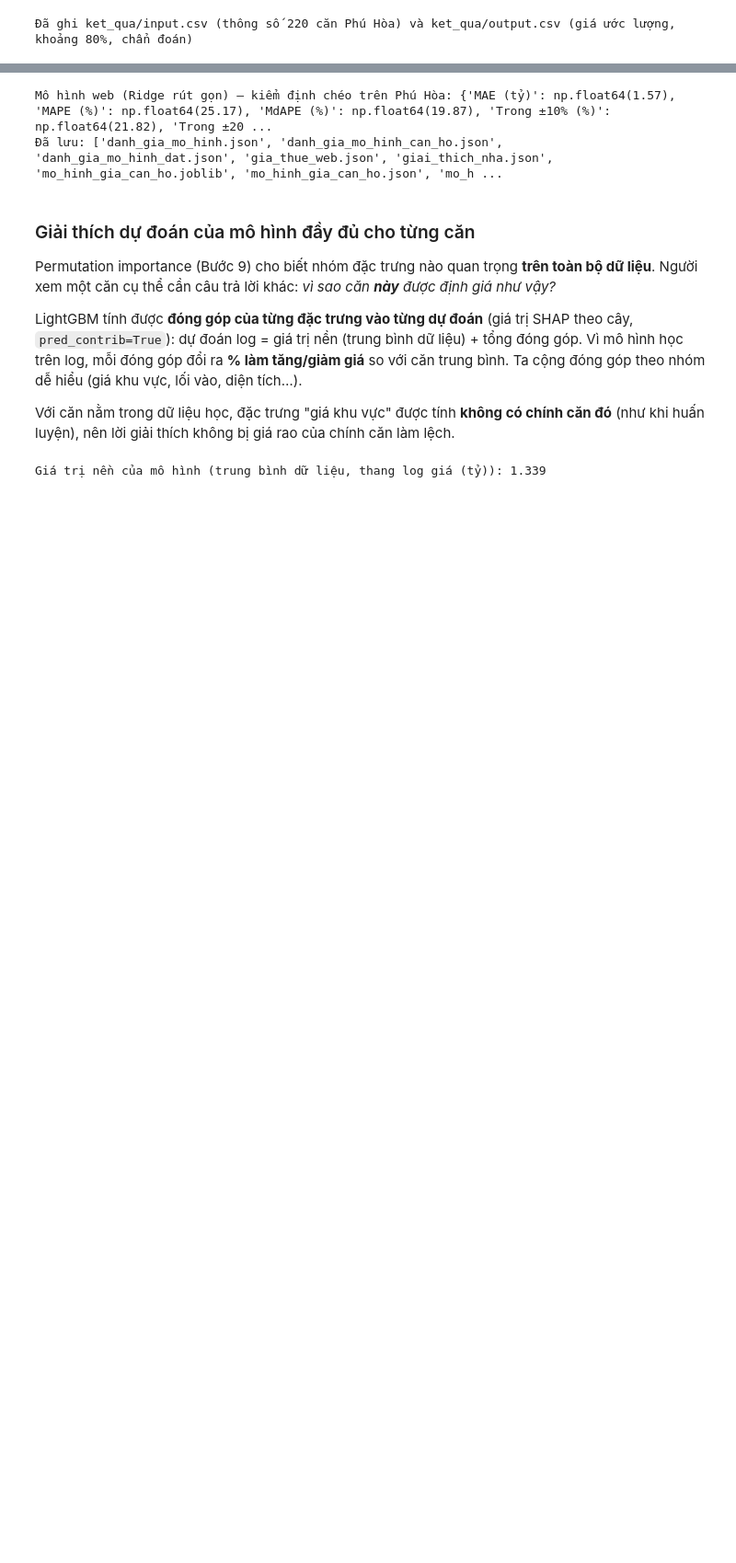
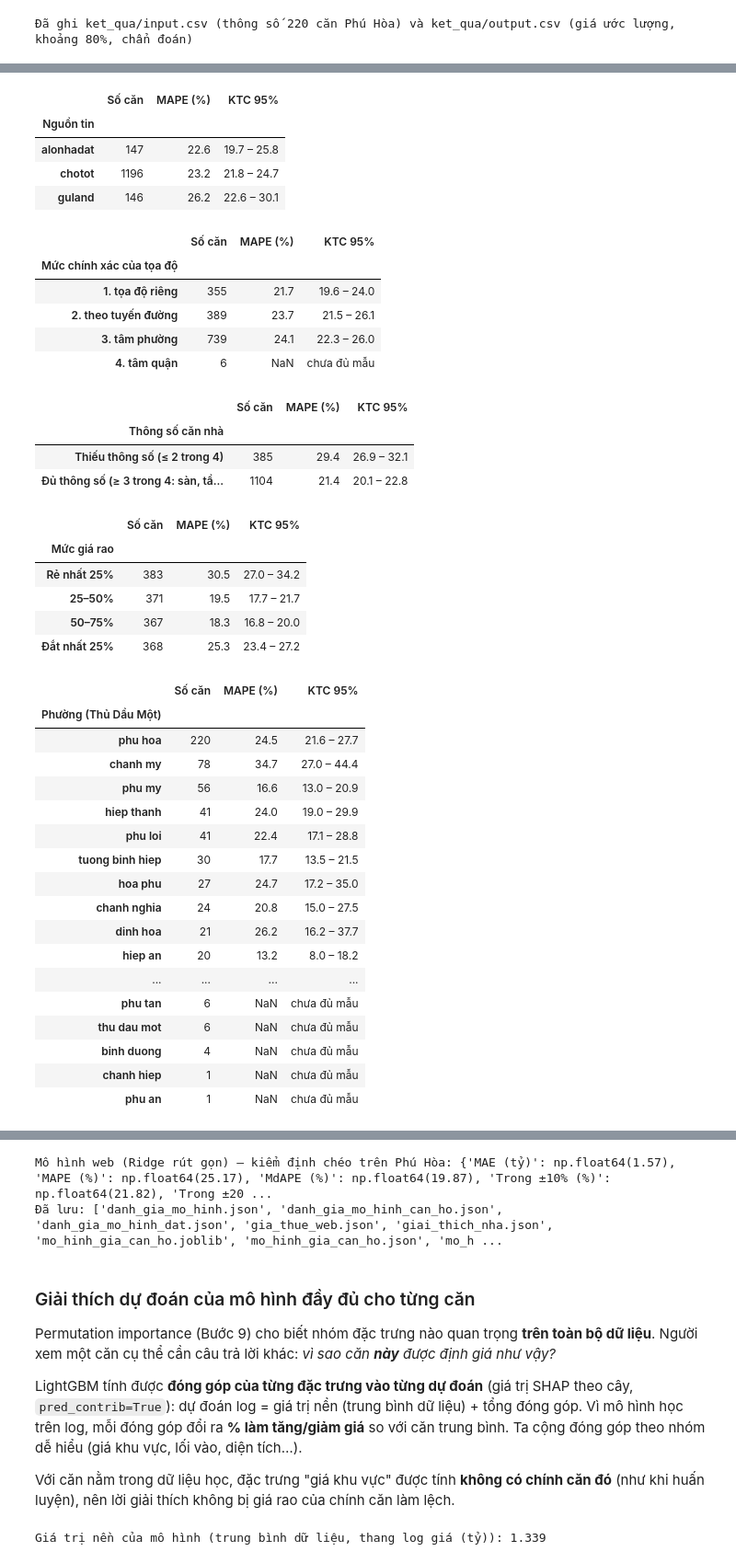
Before and after one commit to 2324801030095-cloud/Project_Du-doan-gia-nha, a Jupyter notebook: notebooks/2324801030095.ipynb, the cells around one changed output, grey strips where cells are left out. Shown at 92% size. Drawn from its saved outputs; the diff is of its cells as text; code cells hidden in the pictures; blank space fills up the shorter version.

```diff
--- a/notebooks/2324801030095.ipynb
+++ b/notebooks/2324801030095.ipynb
@@ -381,12 +381,17 @@ danh_dau(df["t_dt_tho_cu"] / df["dt_dat"] < 0.5, "Thổ cư < 50% diện tích")
 xy = np.radians(df[["lat", "lon"]].to_numpy())
 u = np.log(df["don_gia"].to_numpy())
 _, idx = BallTree(xy, metric="haversine").query(xy, k=16)
-lech = np.abs(u - np.median(u[idx[:, 1:]], axis=1)) > np.log(3)
-danh_dau(pd.Series(lech, index=df.index), "Đơn giá lệch > 3 lần khu vực")
+df["lech_log"] = np.abs(u - np.median(u[idx[:, 1:]], axis=1))       # |log đơn giá − log trung vị 15 căn gần nhất|
+danh_dau(df["lech_log"] > np.log(3), "Đơn giá lệch > 3 lần khu vực")
 df["ly_do_loai"] = ly_do
+df_truoc_loc = df.copy()                       # giữ lại để thử các ngưỡng lọc khác (Bước 11, kiểm tra độ nhạy)
 
 bang_loai = df[ly_do != ""].groupby("ly_do_loai").agg(so_tin=("id", "size"), don_gia_tv=("don_gia", "median"))
 display(bang_loai.round(1))
+# Quy tắc lọc có loại tin của một nguồn nhiều bất thường không? (nếu có, pipeline đang thiên lệch theo website)
+theo_nguon = pd.crosstab(df["nguon"], ly_do.replace("", "Giữ lại"))
+theo_nguon["Tỷ lệ bị loại (%)"] = (1 - theo_nguon["Giữ lại"] / theo_nguon.sum(axis=1)) * 100
+print("Tin bị loại theo nguồn và lý do:"); display(theo_nguon.round(1))
 df[ly_do != ""][["nguon", "url", "tieu_de", "gia_ty", "dt_dat", "don_gia", "ly_do_loai"]].to_csv(
     PROC / "tin_bi_loai.csv", index=False, encoding="utf-8-sig")
 df = df[ly_do == ""].reset_index(drop=True)
@@ -1081,0 +1100,56 @@ print("Đã ghi ket_qua/input.csv (thông số", len(xuat), "căn Phú Hòa) và
+# %%
+d_ = df.assign(ape=np.abs(df["gia_uoc_luong_ty"] / df["gia_ty"] - 1) * 100,
+               thong_so=np.where(df[["dt_san", "so_tang", "ngang", "cap_loi_vao"]].notna().sum(axis=1) >= 3,
+                                 "Đủ thông số (≥ 3 trong 4: sàn, tầng, ngang, lối vào)", "Thiếu thông số (≤ 2 trong 4)"),
+               muc_gia=pd.qcut(df["gia_ty"], 4, labels=["Rẻ nhất 25%", "25–50%", "50–75%", "Đắt nhất 25%"]))
+def sai_so_theo(cot, ten, du_lieu=d_):
+    dong = []
+    for k, g in du_lieu.groupby(cot, observed=True):
+        if len(g) < 20:
+            dong.append({ten: k, "Số căn": len(g), "MAPE (%)": np.nan, "KTC 95%": "chưa đủ mẫu"}); continue
+        lo, hi = ktc_bootstrap(g["ape"].to_numpy(), g["nhom"].to_numpy())
+        dong.append({ten: k, "Số căn": len(g), "MAPE (%)": round(g["ape"].mean(), 1), "KTC 95%": f"{lo:.1f} – {hi:.1f}"})
+    return pd.DataFrame(dong).set_index(ten)
+for cot, ten in [("nguon", "Nguồn tin"), ("muc_toa_do", "Mức chính xác của tọa độ"), ("thong_so", "Thông số căn nhà"), ("muc_gia", "Mức giá rao")]:
+    display(sai_so_theo(cot, ten))
+display(sai_so_theo("phuong", "Phường (Thủ Dầu Một)", d_[d_["tdm"] == 1]).sort_values("Số căn", ascending=False))
+# %% [output]
+|  | Số căn | MAPE (%) | KTC 95% |
+| Nguồn tin |  |  |  |
+| alonhadat | 147 | 22.6 | 19.7 – 25.8 |
+| chotot | 1196 | 23.2 | 21.8 – 24.7 |
+| guland | 146 | 26.2 | 22.6 – 30.1 |
+|  | Số căn | MAPE (%) | KTC 95% |
+| Mức chính xác của tọa độ |  |  |  |
+| 1. tọa độ riêng | 355 | 21.7 | 19.6 – 24.0 |
+| 2. theo tuyến đường | 389 | 23.7 | 21.5 – 26.1 |
+| 3. tâm phường | 739 | 24.1 | 22.3 – 26.0 |
+| 4. tâm quận | 6 | NaN | chưa đủ mẫu |
+|  | Số căn | MAPE (%) | KTC 95% |
+| Thông số căn nhà |  |  |  |
+| Thiếu thông số (≤ 2 trong 4) | 385 | 29.4 | 26.9 – 32.1 |
+| Đủ thông số (≥ 3 trong 4: sàn, tầ... | 1104 | 21.4 | 20.1 – 22.8 |
+|  | Số căn | MAPE (%) | KTC 95% |
+| Mức giá rao |  |  |  |
+| Rẻ nhất 25% | 383 | 30.5 | 27.0 – 34.2 |
+| 25–50% | 371 | 19.5 | 17.7 – 21.7 |
+| 50–75% | 367 | 18.3 | 16.8 – 20.0 |
+| Đắt nhất 25% | 368 | 25.3 | 23.4 – 27.2 |
+|  | Số căn | MAPE (%) | KTC 95% |
+| Phường (Thủ Dầu Một) |  |  |  |
+| phu hoa | 220 | 24.5 | 21.6 – 27.7 |
+| chanh my | 78 | 34.7 | 27.0 – 44.4 |
+| phu my | 56 | 16.6 | 13.0 – 20.9 |
+| hiep thanh | 41 | 24.0 | 19.0 – 29.9 |
+| phu loi | 41 | 22.4 | 17.1 – 28.8 |
+| tuong binh hiep | 30 | 17.7 | 13.5 – 21.5 |
+| hoa phu | 27 | 24.7 | 17.2 – 35.0 |
+| chanh nghia | 24 | 20.8 | 15.0 – 27.5 |
+| dinh hoa | 21 | 26.2 | 16.2 – 37.7 |
+| hiep an | 20 | 13.2 | 8.0 – 18.2 |
+| ... | ... | ... | ... |
+| phu tan | 6 | NaN | chưa đủ mẫu |
+| thu dau mot | 6 | NaN | chưa đủ mẫu |
+| binh duong | 4 | NaN | chưa đủ mẫu |
+| chanh hiep | 1 | NaN | chưa đủ mẫu |
+| phu an | 1 | NaN | chưa đủ mẫu |
```
Also changed, not shown: parts of 10 cells of this notebook, 9 other files.
